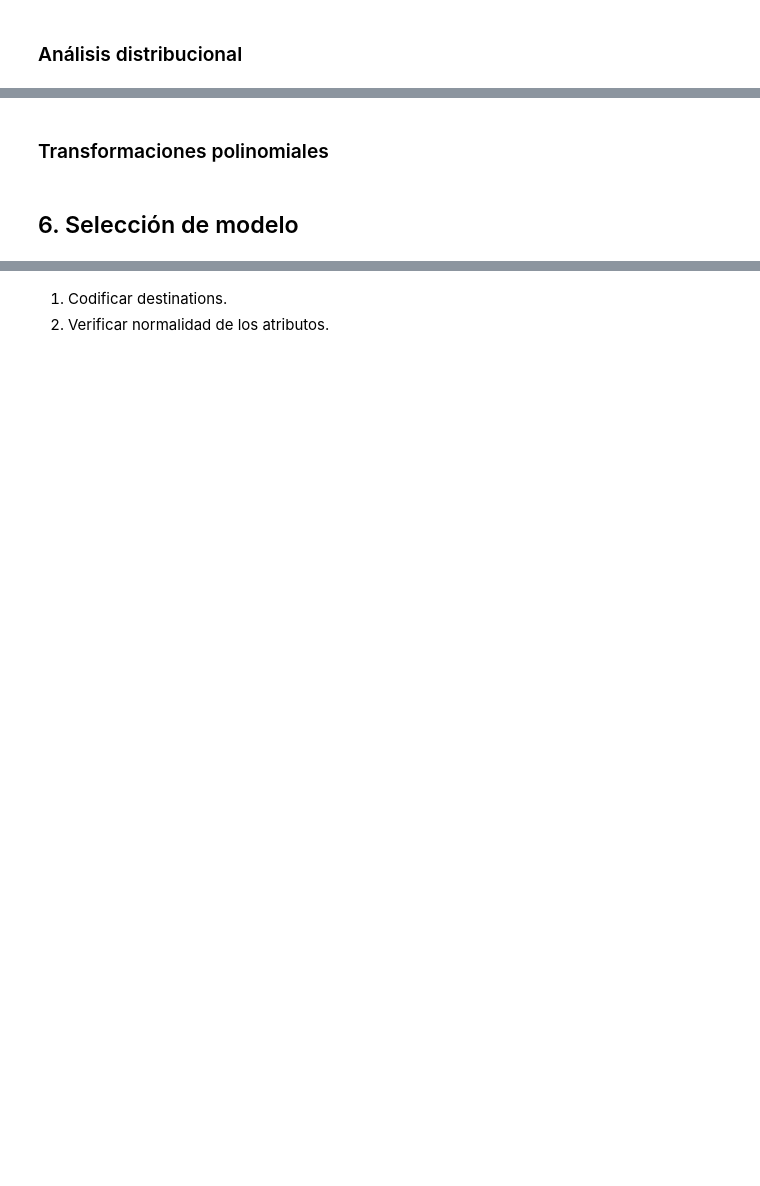
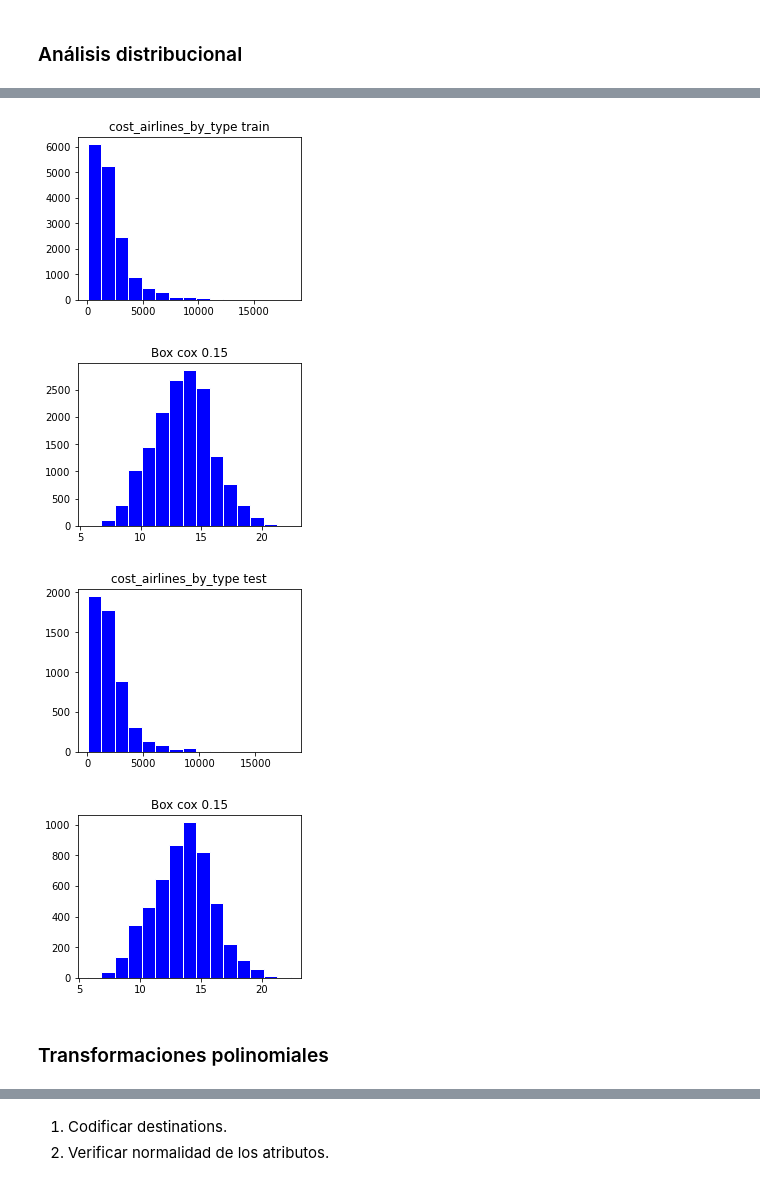
Before and after one commit to diegoquezadac/omicron, a Jupyter notebook: taller-2/taller-2.ipynb, the cells around one changed output, grey strips where cells are left out. Drawn from its saved outputs; the diff is of its cells as text; code cells hidden in the pictures; blank space fills up the shorter version.

```diff
--- a/taller-2/taller-2.ipynb
+++ b/taller-2/taller-2.ipynb
@@ -352,12 +472,13 @@ def cubo(x):
   return np.power(x,3)
 def log_cubo(x):
   return np.log(np.power(x,3))
-def test_transformations(variable, alpha=0, bins=20, plot=False, boxcox=False):
+def test_transformations(variable, alpha=0, bins=20, plot=False, only_boxcox=False, title="Histogram"):
   # Recibe como input una columna de un dataframe, por ejemplo: df["number_places"]
   if plot:
     fig, ax = plt.subplots(figsize=(4,3))
-    ax = plt.hist(variable, bins=bins, color='b', edgecolor='w')
-    plt.title('Histogram')
+    #ax = plt.hist(variable, bins=bins, color='b', edgecolor='w')
+    ax = plt.distplot(variable, bins=bins, color='b', edgecolor='w')
+    plt.title(title)
     plt.show
 
   try:
@@ -367,7 +488,7 @@ def test_transformations(variable, alpha=0, bins=20, plot=False, boxcox=False):
       ax = plt.hist(variable_boxcox, bins=bins, color='b', edgecolor='w')
       plt.title('Box cox '+ str(alpha))
       plt.show
-    if boxcox:
+    if only_boxcox:
       return variable_boxcox
   except:
     print("Datos negativos, no es posible aplicar boxcox")
@@ -426,7 +539,20 @@ train.head()
 # %%
 # Transformación para conseguir distribución normal en total_distance
-train["norm_total_distance"] = test_transformations(train['total_distance'],0.08,bins=15, plot=False, boxcox=True)
-test["norm_total_distance"] = test_transformations(test['total_distance'],0.08,bins=15, plot=False, boxcox=True)
+train["norm_total_distance"] = test_transformations(train['total_distance'],0.08,bins=15, plot=False, only_boxcox=True)
+test["norm_total_distance"] = test_transformations(test['total_distance'],0.08,bins=15, plot=False, only_boxcox=True)
+# %%
+# Transformación para conseguir distribución normal en total_distance
+train["norm_cost_airlines"] = test_transformations(train['cost_airlines'],0.28,bins=15, plot=False, only_boxcox=True)
+test["norm_cost_airlines"] = test_transformations(test['cost_airlines'],0.28,bins=15, plot=False, only_boxcox=True)
+# %%
+# Transformación para conseguir distribución normal en total_distance
+train["norm_cost_airlines_by_type"] = test_transformations(train['cost_airlines_by_type'],0.15,bins=15, plot=True, only_boxcox=True, title="cost_airlines_by_type train")
+test["norm_cost_airlines_by_type"] = test_transformations(test['cost_airlines_by_type'],0.15,bins=15, plot=True, only_boxcox=True, title="cost_airlines_by_type test")
+# %% [output]
+[figure, added]
+[figure, added]
+[figure, added]
+[figure, added]
 # %% [markdown]
 ### Transformaciones polinomiales
 # %%
@@ -441,5 +567,3 @@ test["package_code_2"] = test["package_code"]**2
 test["meals_score_2"] = test["meals_score"]**2
 test["nights_2"] = test["nights"]**2
 test["flight_stops_2"] = test["flight_stops"]**2
-# %% [markdown]
-## 6. Selección de modelo
```
Also changed, not shown: parts of 95 cells of this notebook.
